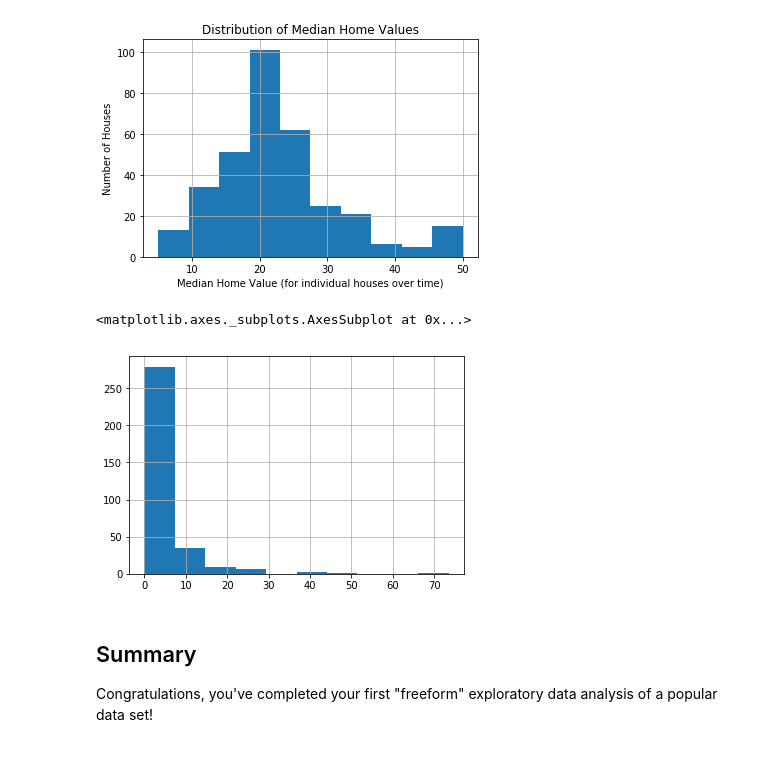
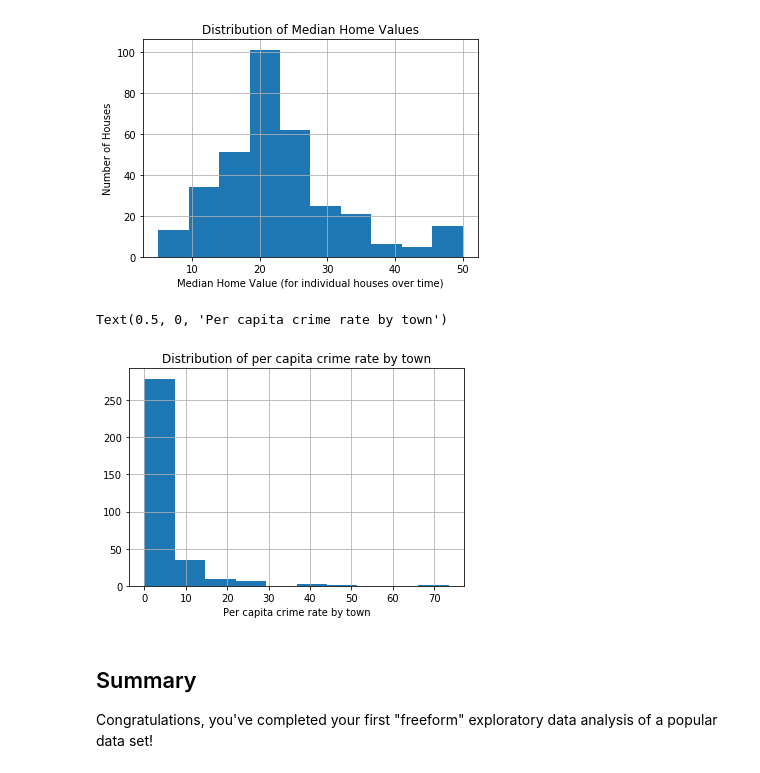
Before and after one commit to Rimab55/dsc-1-03-16-eda-with-pandas-using-the-boston-housing-data-lab-nyc-ds-career-012819, a Jupyter notebook: index.ipynb, the cells around one changed output. Drawn from its saved outputs; the diff is of its cells as text; code cells hidden in the pictures.

```diff
--- a/index.ipynb
+++ b/index.ipynb
@@ -132,11 +132,11 @@ Text(0, 0.5, 'Number of Houses')
 #comment: most houses around 200K
 # %%
 df.crim.hist()
-pl
+plt.title('Distribution of per capita crime rate by town')
 plt.xlabel('Per capita crime rate by town')
 # %% [output]
-<matplotlib.axes._subplots.AxesSubplot at 0x...>
+Text(0.5, 0, 'Per capita crime rate by town')
-[figure, old version]
+[figure, new version]
 # %% [markdown]
 ## Summary
 
```
